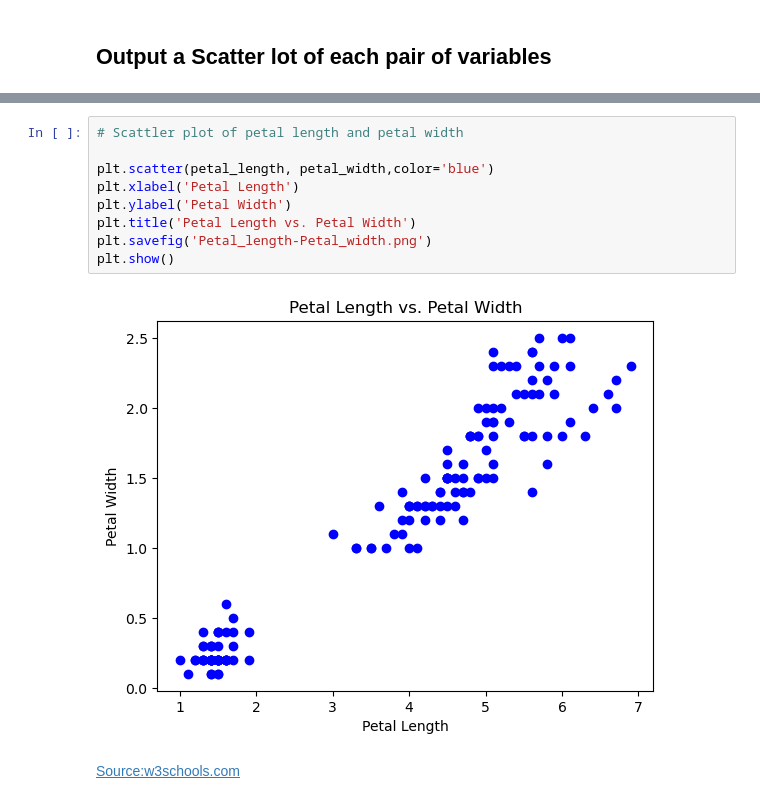
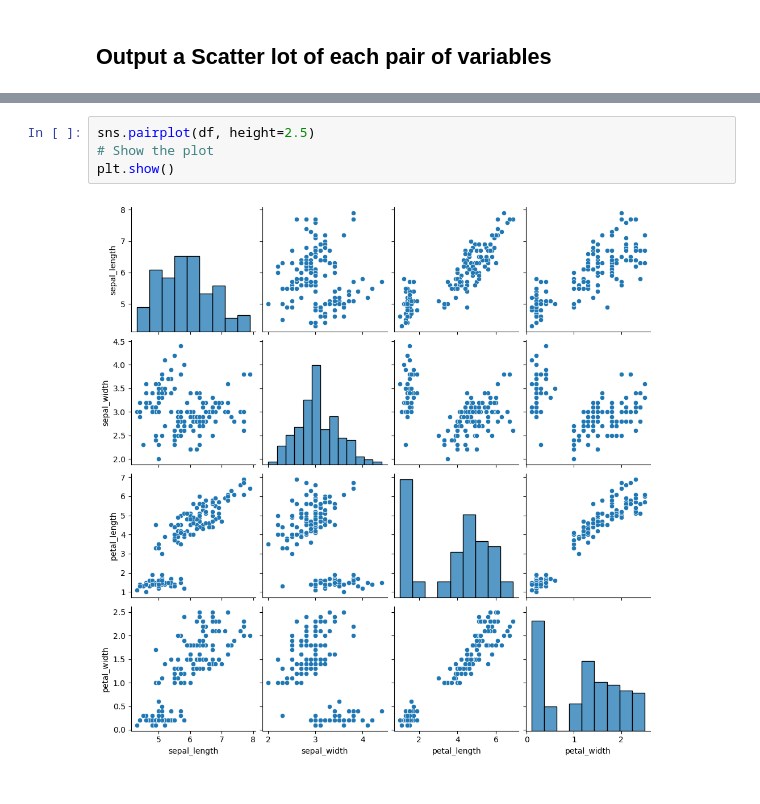
Before and after one commit to sarahembarry/pands-project, a Jupyter notebook: analysisnotebook.ipynb, the cells around one changed output, grey strips where cells are left out. Cells and saved outputs as stored; diff of their text form.

Commit message:
scatter plot update

```diff
--- a/analysisnotebook.ipynb
+++ b/analysisnotebook.ipynb
@@ -177,13 +119,6 @@ plt.show()
-# %%
-# Scattler plot of petal length and petal width
-
-plt.scatter(petal_length, petal_width,color='blue')
-plt.xlabel('Petal Length')
-plt.ylabel('Petal Width')
-plt.title('Petal Length vs. Petal Width')
-plt.savefig('Petal_length-Petal_width.png')
-plt.show()
-# %% [output]
-[figure, removed]
-# %% [markdown]
-[Source:w3schools.com](https://www.w3schools.com/python/matplotlib_scatter.asp)
+# %%
+sns.pairplot(df, height=2.5)
+# Show the plot
+plt.show()
+# %% [output]
+[figure, added]
```
Also changed, not shown: parts of 10 cells of this notebook, 6 other files.
